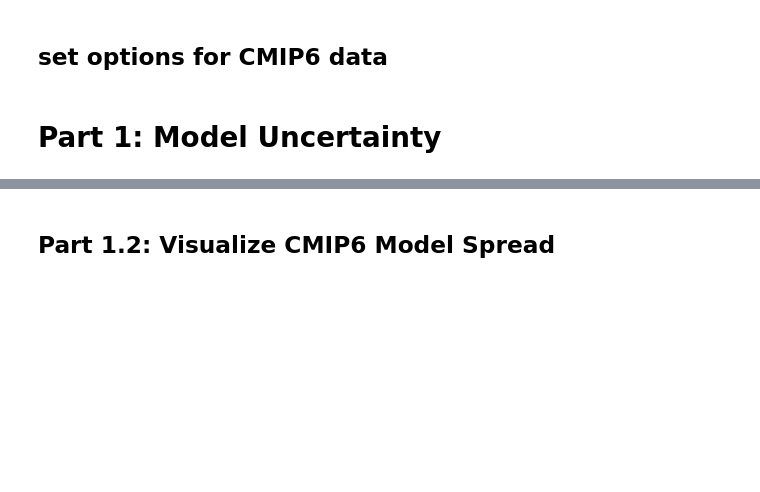
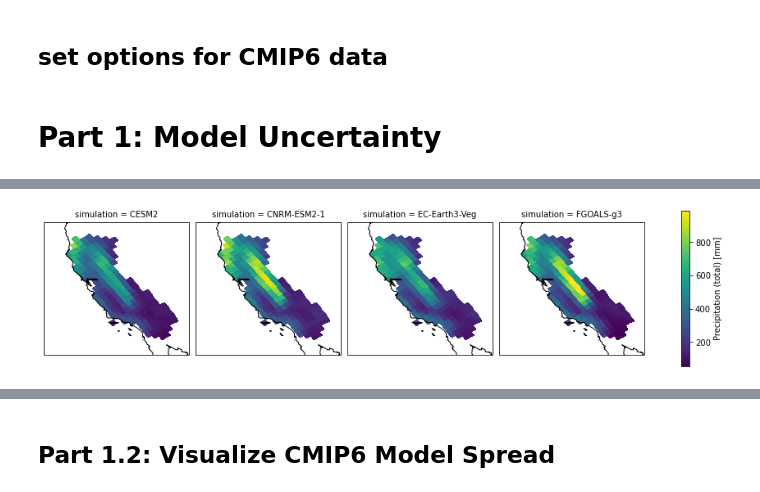
Before and after one commit to cal-adapt/cae-archives, a Jupyter notebook: explore_precipitation_uncertainty.ipynb, the cells around one changed output, grey strips where cells are left out. Saved outputs shown, nothing was run; the diff lists cells and outputs as text; code cells hidden in the pictures; blank space fills up the shorter version.

```diff
--- a/explore_precipitation_uncertainty.ipynb
+++ b/explore_precipitation_uncertainty.ipynb
@@ -250,0 +326,20 @@ cae_colors_list = [
+# %%
+# mean and 99th percentile all models
+
+cads_hist_percentile = hist_wrf.chunk(dict(
+    time=-1)).quantile([.99],
+    dim='time').compute().squeeze()
+
+cads_ssp_percentile = ssp_wrf.chunk(dict(
+    time=-1)).quantile([.99],
+    dim='time').compute().squeeze()
+
+cads_hist_mean = hist_wrf.mean(dim='time').compute()
+
+cads_ssp_mean = ssp_wrf.mean(dim='time').compute()
+
+cads_delta_percentile = (cads_ssp_percentile
+                         - cads_hist_percentile).compute()
+
+cads_delta_mean = (cads_ssp_mean
+                    - cads_hist_mean).compute()
@@ -250,0 +356,23 @@ cae_colors_list = [
+# %%
+
+# This is the map projection we want to plot *onto*
+wrf_proj = ccrs.LambertConformal(central_longitude=-70,
+                                 central_latitude=38,
+                                standard_parallels=(30,60))
+
+p = cads_hist_percentile.plot(
+    transform=wrf_proj,  # the data's projection
+    col="simulation",
+    col_wrap=4,  # multiplot settings
+    # aspect=ds.dims["lon"] / ds.dims["lat"],  # for a sensible figsize
+    subplot_kws={"projection": ccrs.PlateCarree()},
+)  # the plot's projection
+
+# We have to set the map's options on all axes
+for ax in p.axes.flat:
+    ax.coastlines()
+    # ax.add_feature(states110, zorder=1, linewidth=1.5)
+
+    # ax.set_extent([-80, -60, 30, 46])
+# %% [output]
+[figure, added]
```
Also changed, not shown: parts of 32 cells of this notebook.
